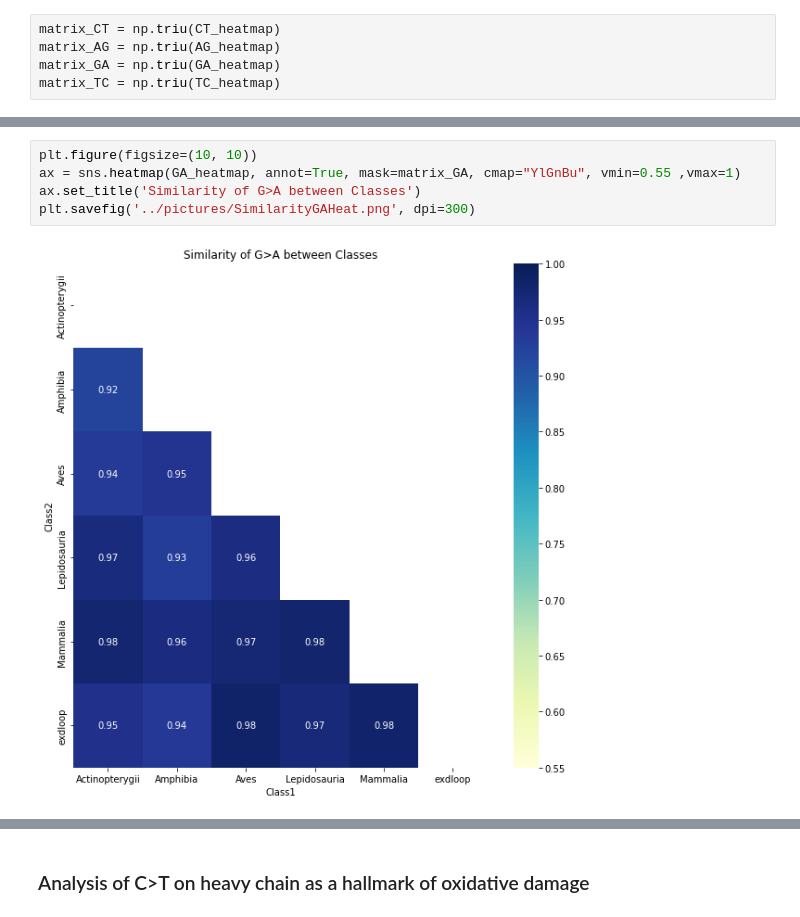
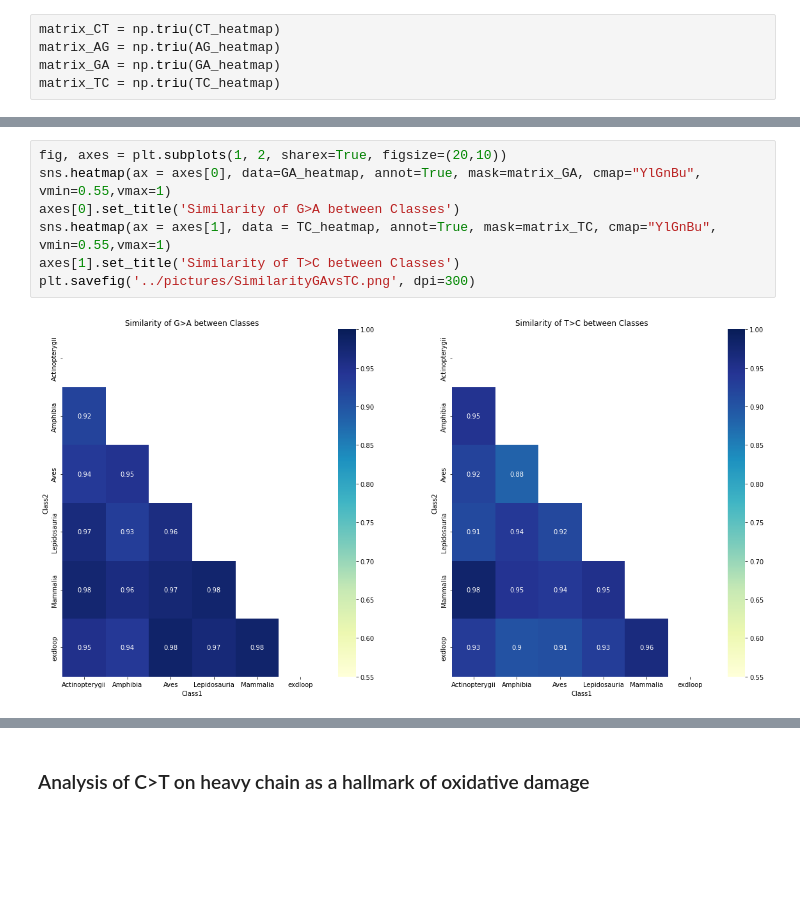
Before and after one commit to mitoclub/mtdna-192component-mutspec-chordata, a Jupyter notebook: scripts/get_mutspec.ipynb, the cells around one changed output, grey strips where cells are left out. Cells and saved outputs as stored; diff of their text form; blank space fills up the shorter version.

```diff
--- a/scripts/get_mutspec.ipynb
+++ b/scripts/get_mutspec.ipynb
@@ -451,7 +464,9 @@ plt.savefig('../pictures/SimilarityAGHeat.png', dpi=300)
 # %%
-plt.figure(figsize=(10, 10))
-ax = sns.heatmap(GA_heatmap, annot=True, mask=matrix_GA, cmap="YlGnBu", vmin=0.55 ,vmax=1)
-ax.set_title('Similarity of G>A between Classes')
-plt.savefig('../pictures/SimilarityGAHeat.png', dpi=300)
+fig, axes = plt.subplots(1, 2, sharex=True, figsize=(20,10))
+sns.heatmap(ax = axes[0], data=GA_heatmap, annot=True, mask=matrix_GA, cmap="YlGnBu", vmin=0.55,vmax=1)
+axes[0].set_title('Similarity of G>A between Classes')
+sns.heatmap(ax = axes[1], data = TC_heatmap, annot=True, mask=matrix_TC, cmap="YlGnBu", vmin=0.55,vmax=1)
+axes[1].set_title('Similarity of T>C between Classes')
+plt.savefig('../pictures/SimilarityGAvsTC.png', dpi=300)
 # %% [output]
-[figure, old version]
+[figure, new version]
```
Also changed, not shown: parts of 4 cells of this notebook, 8 other files.
